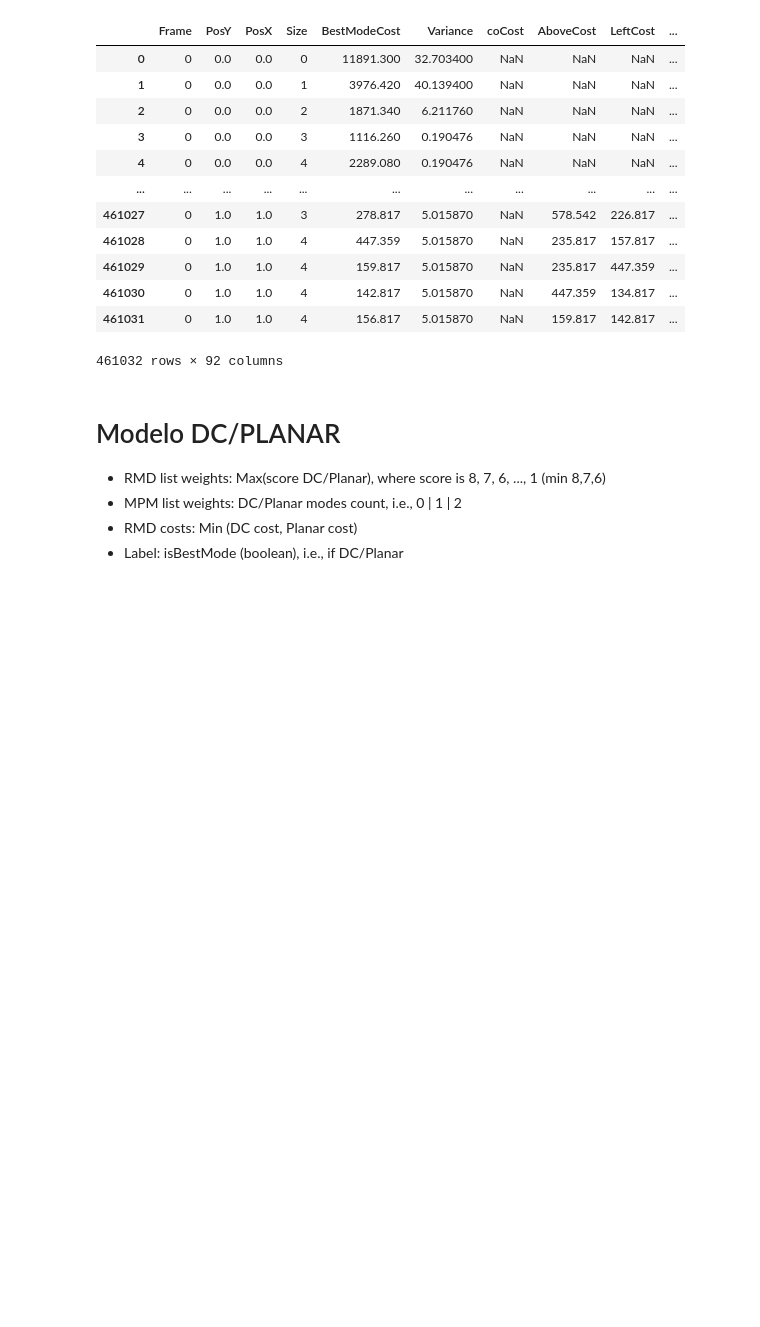
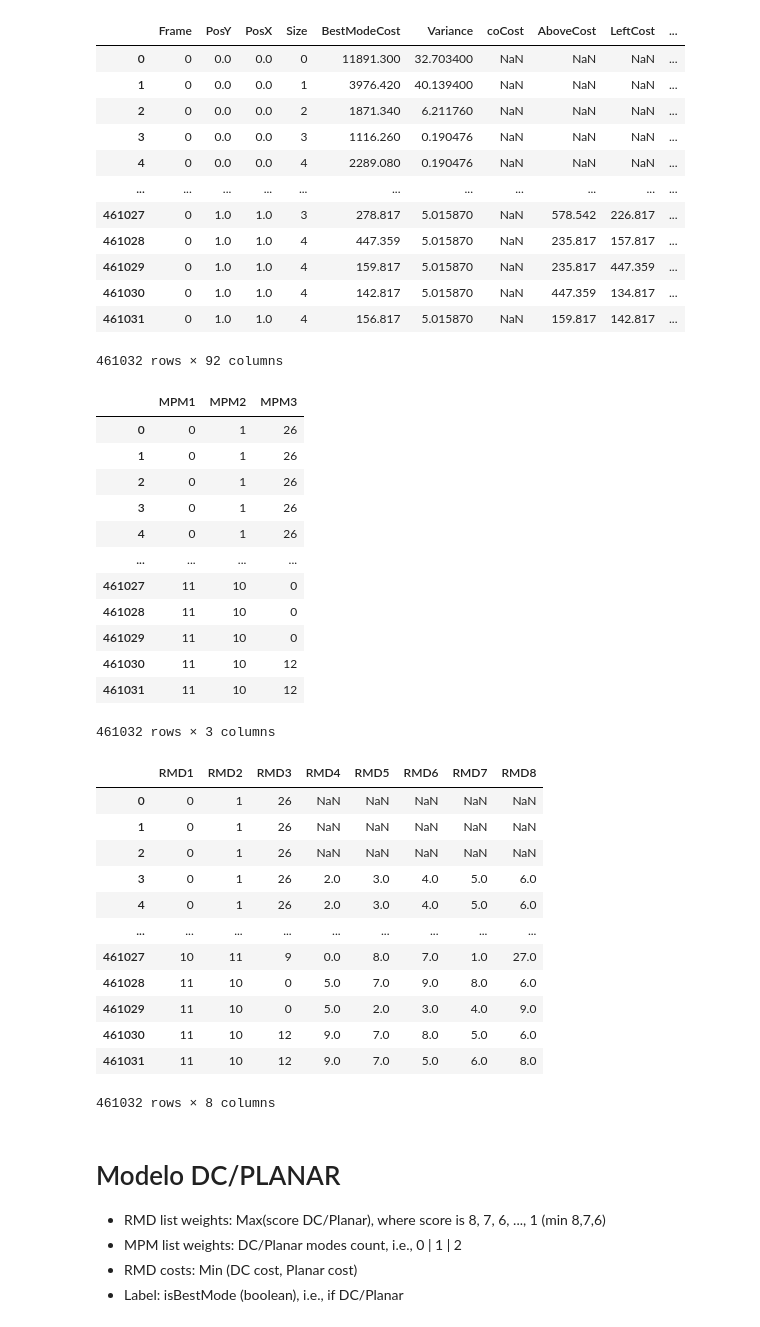
Before and after one commit to BernardoBeling/ML_Intra360, a Jupyter notebook: Intra360.ipynb, the cells around one changed output. Drawn from its saved outputs; the diff is of its cells as text; code cells hidden in the pictures; blank space fills up the shorter version.

```diff
--- a/Intra360.ipynb
+++ b/Intra360.ipynb
@@ -69,6 +69,38 @@ mod_data
 461032 rows × 92 columns
 # %%
 mod_data.to_csv("Files/modIntraData.csv")
+# %%
+MPM = mod_data.filter(regex="MPM")
+RMD = mod_data.filter(regex="RMD")
+display(MPM)
+display(RMD)
+# %% [output]
+|  | MPM1 | MPM2 | MPM3 |
+| 0 | 0 | 1 | 26 |
+| 1 | 0 | 1 | 26 |
+| 2 | 0 | 1 | 26 |
+| 3 | 0 | 1 | 26 |
+| 4 | 0 | 1 | 26 |
+| ... | ... | ... | ... |
+| 461027 | 11 | 10 | 0 |
+| 461028 | 11 | 10 | 0 |
+| 461029 | 11 | 10 | 0 |
+| 461030 | 11 | 10 | 12 |
+| 461031 | 11 | 10 | 12 |
+461032 rows × 3 columns
+|  | RMD1 | RMD2 | RMD3 | RMD4 | RMD5 | RMD6 | RMD7 | RMD8 |
+| 0 | 0 | 1 | 26 | NaN | NaN | NaN | NaN | NaN |
+| 1 | 0 | 1 | 26 | NaN | NaN | NaN | NaN | NaN |
+| 2 | 0 | 1 | 26 | NaN | NaN | NaN | NaN | NaN |
+| 3 | 0 | 1 | 26 | 2.0 | 3.0 | 4.0 | 5.0 | 6.0 |
+| 4 | 0 | 1 | 26 | 2.0 | 3.0 | 4.0 | 5.0 | 6.0 |
+| ... | ... | ... | ... | ... | ... | ... | ... | ... |
+| 461027 | 10 | 11 | 9 | 0.0 | 8.0 | 7.0 | 1.0 | 27.0 |
+| 461028 | 11 | 10 | 0 | 5.0 | 7.0 | 9.0 | 8.0 | 6.0 |
+| 461029 | 11 | 10 | 0 | 5.0 | 2.0 | 3.0 | 4.0 | 9.0 |
+| 461030 | 11 | 10 | 12 | 9.0 | 7.0 | 8.0 | 5.0 | 6.0 |
+| 461031 | 11 | 10 | 12 | 9.0 | 7.0 | 5.0 | 6.0 | 8.0 |
+461032 rows × 8 columns
 # %% [markdown]
 # Modelo DC/PLANAR
 
```
Also changed, not shown: parts of 3 cells of this notebook.
